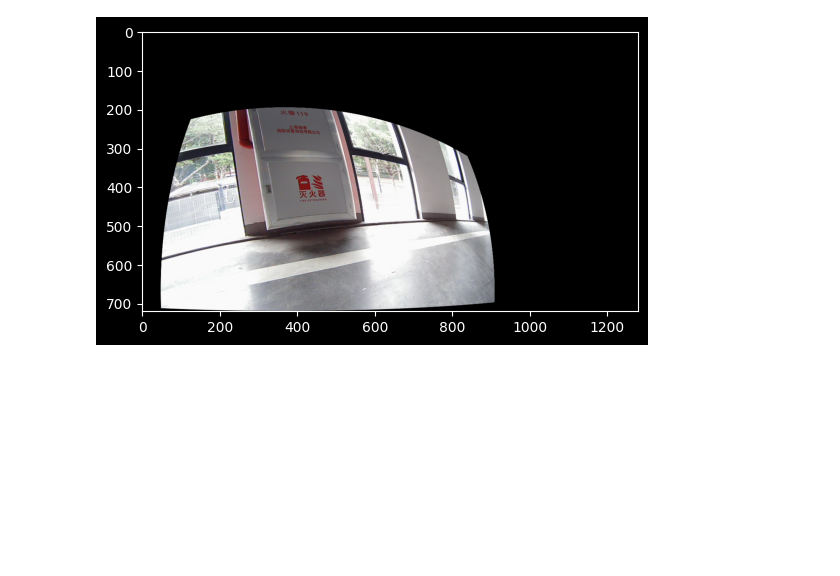
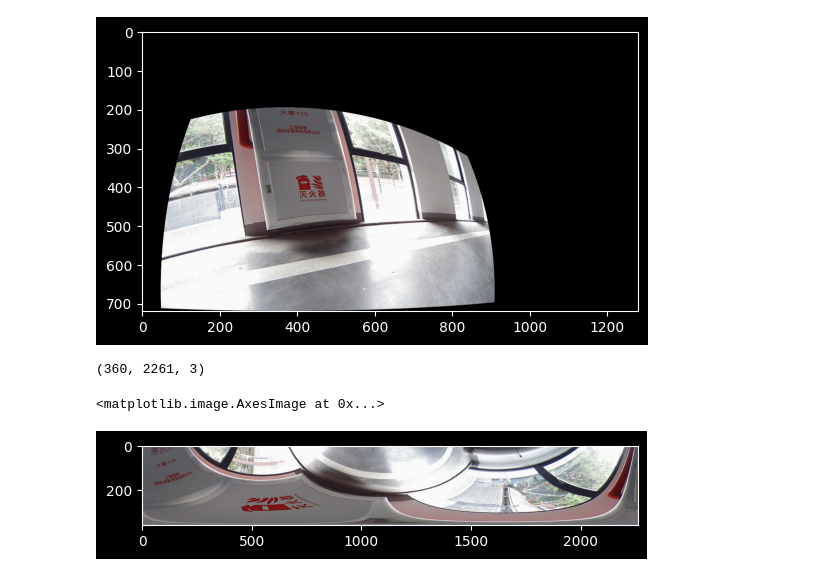
Before and after one commit to 2catycm/MyDepth, a Jupyter notebook: fisheye_test.ipynb, the cells around one changed output. Saved outputs shown, nothing was run; the diff lists cells and outputs as text; code cells hidden in the pictures; blank space fills up the shorter version.

```diff
--- a/fisheye_test.ipynb
+++ b/fisheye_test.ipynb
@@ -53,10 +82,16 @@ cv2_imshow(undistorted_img)
 <matplotlib.image.AxesImage at 0x...>
 [figure]
 # %%
-coordinates = np.zeros((wh[1], wh[0], 2), dtype=np.float32)
+# coordinates = np.zeros((int(wh[1]/1.5), int(wh[0]/1.5), 2), dtype=np.float32)
+# coordinates = np.zeros((int(wh[1]/1.2), int(wh[0]/1.2), 2), dtype=np.float32)
+coordinates = np.zeros((int(wh[1]), int(wh[0]), 2), dtype=np.float32)
 for i in range(coordinates.shape[0]):
     for j in range(coordinates.shape[1]):
         coordinates[i, j, :] = [i, j]
+        # coordinates[i, j, :] = [i+300, j+40]
+        # coordinates[i, j, :] = [i+200, j+40]
+        # coordinates[i, j, :] = [(i+200)/2+200,
+        #                         (j+50)/2+20]
 # coordinates
 # %%
 maps = cv2.fisheye.undistortPoints(coordinates, K=camera_matrix, D=dist_coeffs, R=np.eye(3), P=camera_matrix)
@@ -68,3 +103,29 @@ cv2_imshow(distorted)
 # %% [output]
 <matplotlib.image.AxesImage at 0x...>
 [figure]
+# %%
+## 横向展开法
+# https://zhuanlan.zhihu.com/p/402329678
+R=img.shape[0]//2
+W=int(2*np.pi*R)
+H=R
+mapx = np.zeros([H, W], dtype=np.float32)
+mapy = mapx.copy()
+from tqdm import tqdm
+for i in tqdm(range(mapx.shape[0])):
+    for j in range(mapx.shape[1]):
+        angle = j/W*np.pi*2
+        radius=H-i
+        mapx[i, j] = R+np.sin(angle)*radius
+        mapy[i, j] = R-np.cos(angle)*radius
+undistorted_img = cv2.remap(img, mapx,
+                            mapy,
+                            # None,
+                            interpolation=cv2.INTER_LINEAR,
+                            borderMode=cv2.BORDER_CONSTANT)
+print(undistorted_img.shape)
+cv2_imshow(undistorted_img)
+# %% [output]
+(360, 2261, 3)
+<matplotlib.image.AxesImage at 0x...>
+[figure, added]
```
Also changed, not shown: parts of 8 cells of this notebook.
